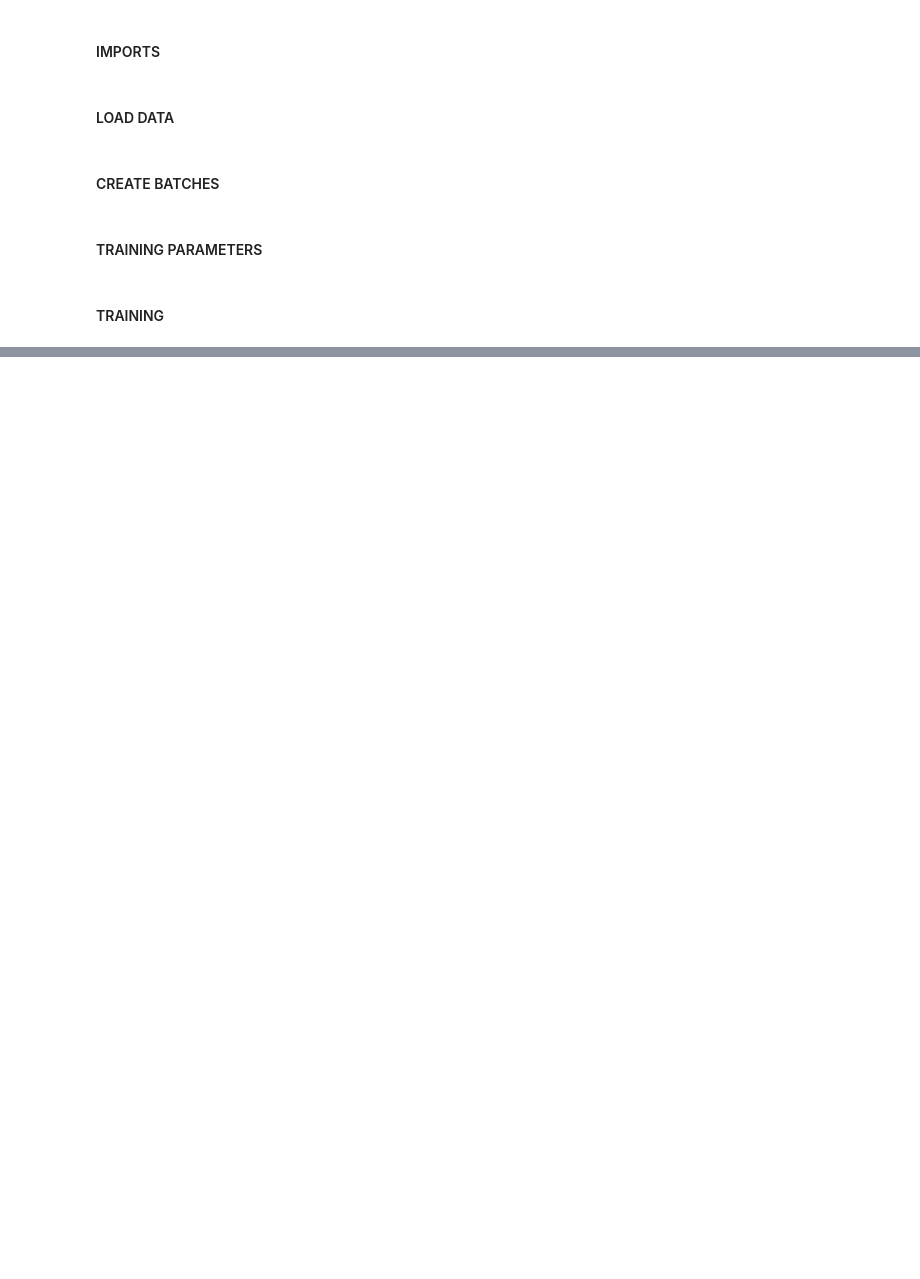
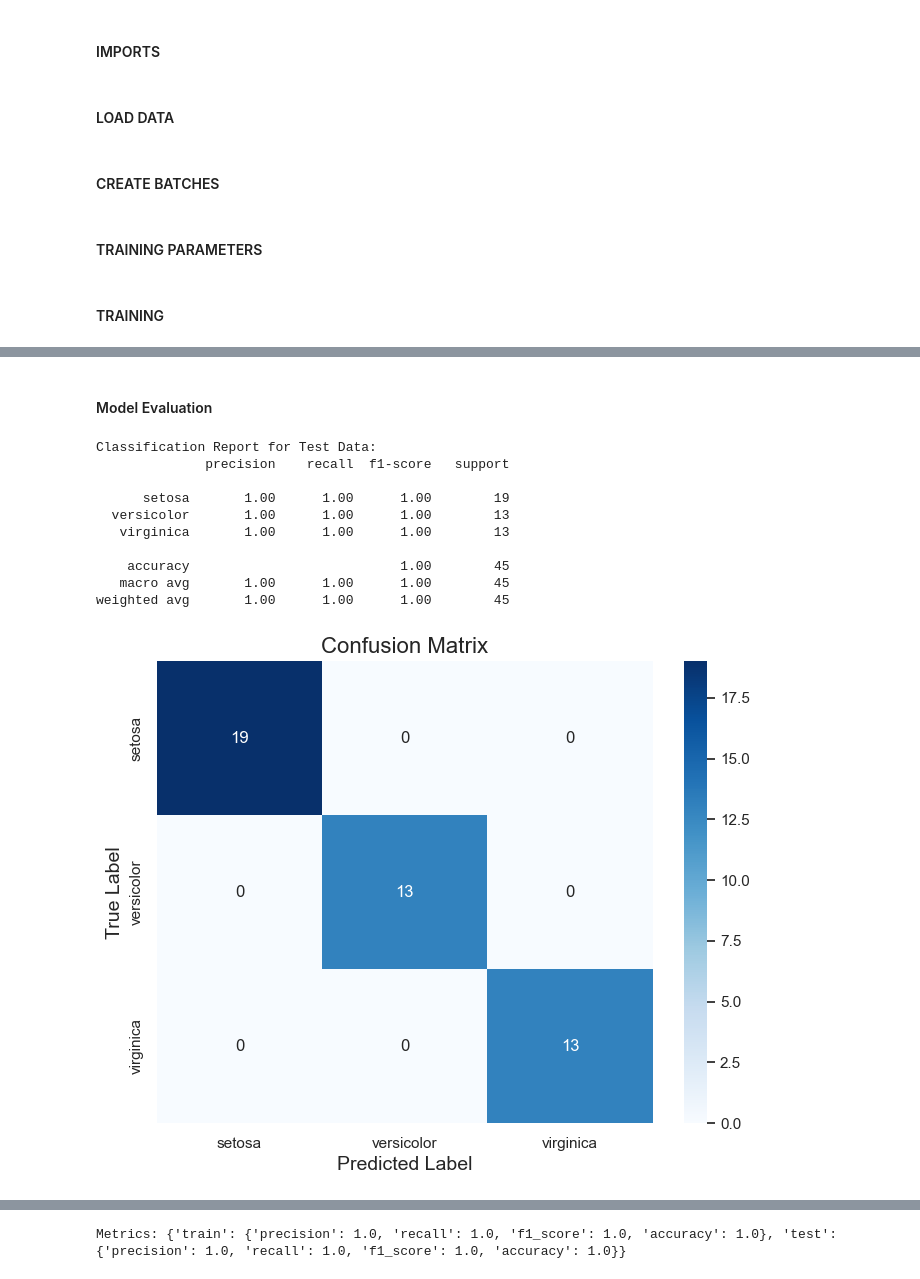
Before and after one commit to bloodykunu39/ECG_ML, a Jupyter notebook: MAIN/main.ipynb, the cells around one changed output, grey strips where cells are left out. Saved outputs shown, nothing was run; the diff lists cells and outputs as text; code cells hidden in the pictures; blank space fills up the shorter version.

```diff
--- a/MAIN/main.ipynb
+++ b/MAIN/main.ipynb
@@ -63,0 +80,38 @@ for epoch in range(num_epochs):
+# %% [markdown]
+#### Model Evaluation
+# %%
+# Example usage:
+from sklearn.datasets import load_iris
+from sklearn.model_selection import train_test_split
+from sklearn.ensemble import RandomForestClassifier
+
+# Load example data (replace with your own data)
+data = load_iris()
+X = data.data
+y = data.target
+
+# Split data into training and test sets
+X_train, X_test, y_train, y_test = train_test_split(X, y, test_size=0.3, random_state=42)
+
+# Train a model (replace with your own model)
+model = RandomForestClassifier(random_state=42)
+model.fit(X_train, y_train)
+
+# Create the evaluator and evaluate the model
+evaluator = ModelEvaluator(model, X_train, y_train, X_test, y_test, class_names=data.target_names)
+metrics = evaluator.evaluate()
+
+# Print the metrics
+print("Metrics:", metrics)
+# %% [output]
+Classification Report for Test Data:
+              precision    recall  f1-score   support
+
+      setosa       1.00      1.00      1.00        19
+  versicolor       1.00      1.00      1.00        13
+   virginica       1.00      1.00      1.00        13
+
+    accuracy                           1.00        45
+   macro avg       1.00      1.00      1.00        45
+weighted avg       1.00      1.00      1.00        45
+[figure, added]
@@ -63,0 +120 @@ for epoch in range(num_epochs):
+Metrics: {'train': {'precision': 1.0, 'recall': 1.0, 'f1_score': 1.0, 'accuracy': 1.0}, 'test': {'precision': 1.0, 'recall': 1.0, 'f1_score': 1.0, 'accuracy': 1.0}}
```
Also changed, not shown: parts of 3 cells of this notebook, 1 other file.
